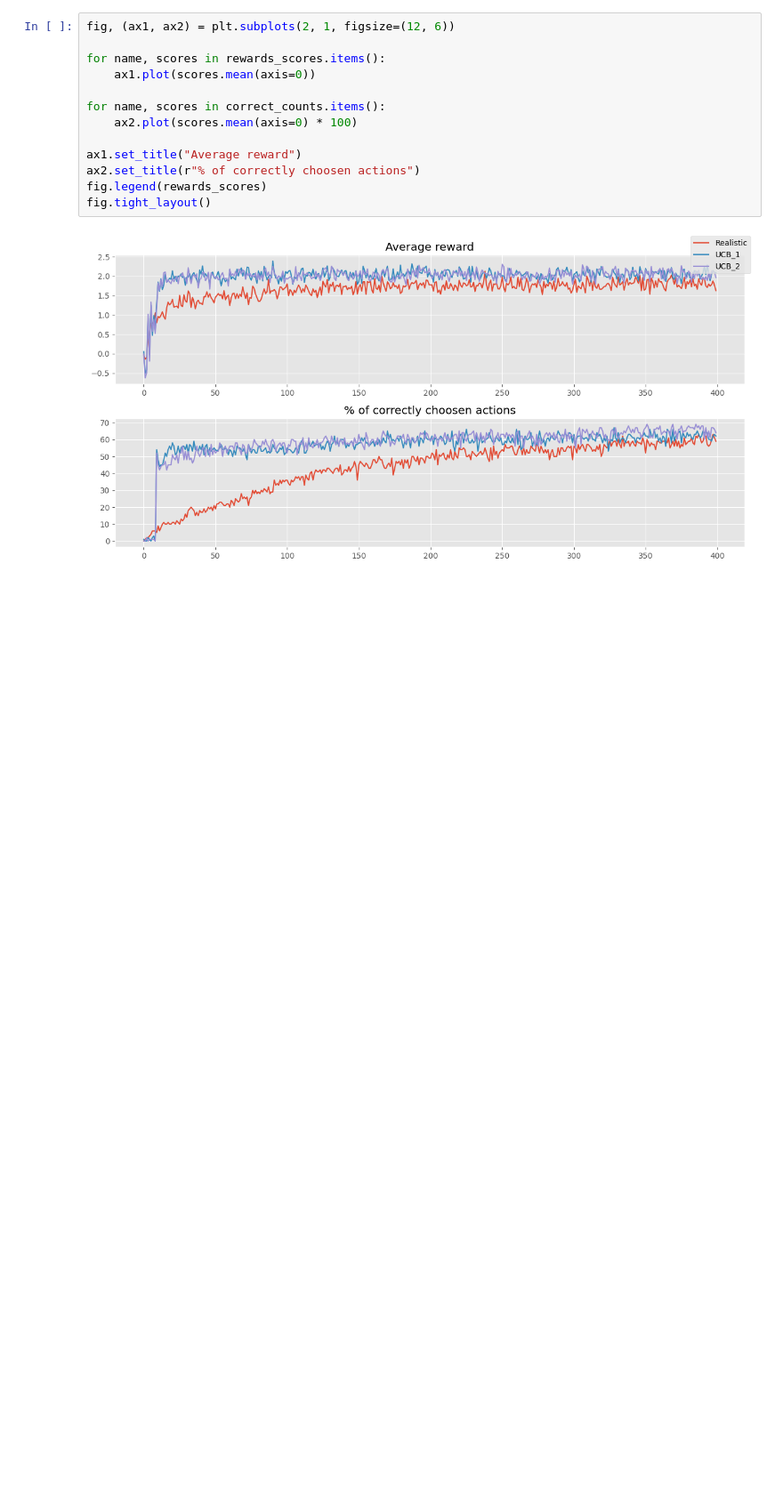
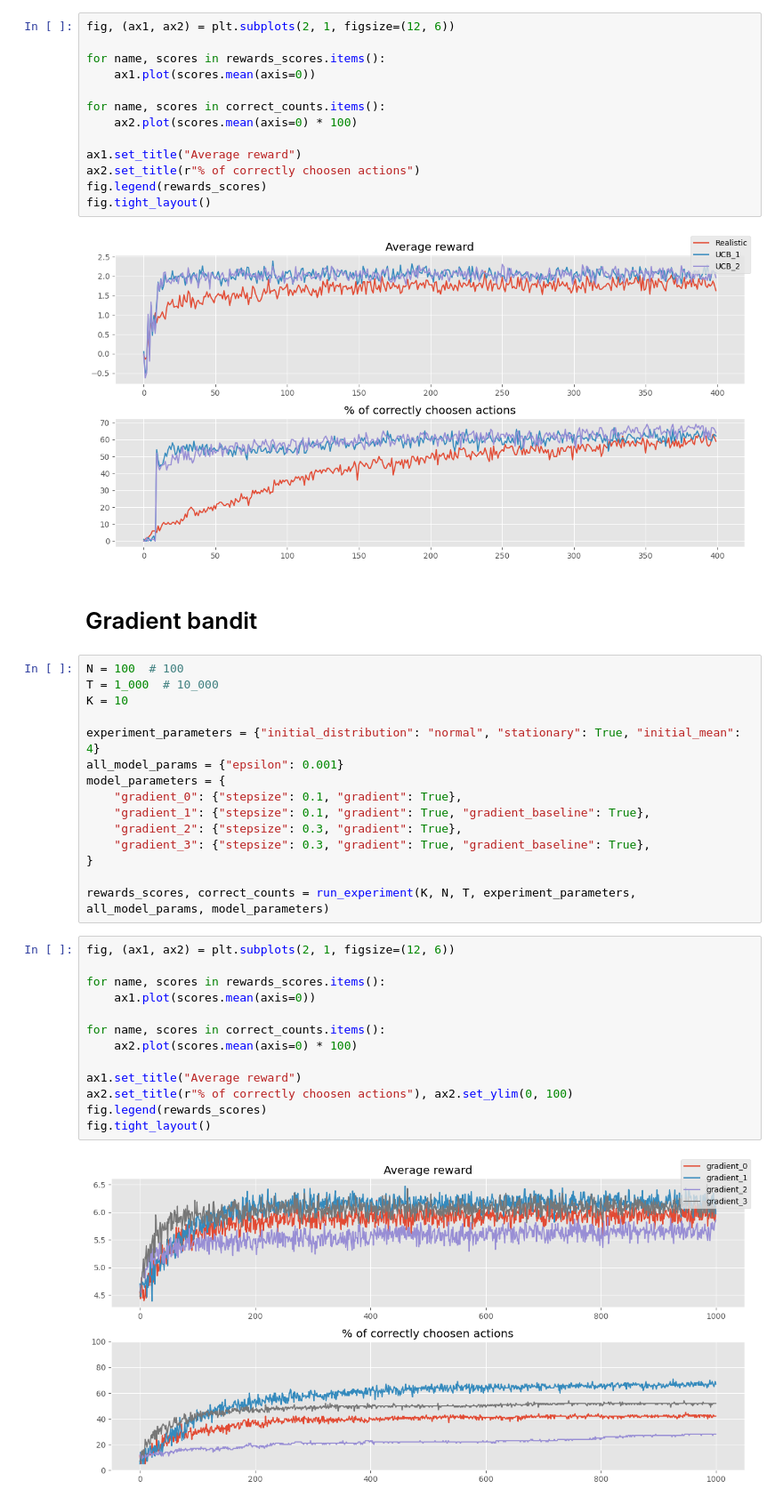
Before and after one commit to CptQuak/rl_dev, a Jupyter notebook: k-bandit.ipynb, the cells around one changed output. Shown at 89% size. Saved outputs shown, nothing was run; the diff lists cells and outputs as text; blank space fills up the shorter version.

Commit message:
Gradient bandit algorithm

```diff
--- a/k-bandit.ipynb
+++ b/k-bandit.ipynb
@@ -198,3 +198,35 @@ fig.legend(rewards_scores)
 fig.tight_layout()
 # %% [output]
 [figure]
+# %% [markdown]
+# Gradient bandit
+# %%
+N = 100  # 100
+T = 1_000  # 10_000
+K = 10
+
+experiment_parameters = {"initial_distribution": "normal", "stationary": True, "initial_mean": 4}
+all_model_params = {"epsilon": 0.001}
+model_parameters = {
+    "gradient_0": {"stepsize": 0.1, "gradient": True},
+    "gradient_1": {"stepsize": 0.1, "gradient": True, "gradient_baseline": True},
+    "gradient_2": {"stepsize": 0.3, "gradient": True},
+    "gradient_3": {"stepsize": 0.3, "gradient": True, "gradient_baseline": True},
+}
+
+rewards_scores, correct_counts = run_experiment(K, N, T, experiment_parameters, all_model_params, model_parameters)
+# %%
+fig, (ax1, ax2) = plt.subplots(2, 1, figsize=(12, 6))
+
+for name, scores in rewards_scores.items():
+    ax1.plot(scores.mean(axis=0))
+
+for name, scores in correct_counts.items():
+    ax2.plot(scores.mean(axis=0) * 100)
+
+ax1.set_title("Average reward")
+ax2.set_title(r"% of correctly choosen actions"), ax2.set_ylim(0, 100)
+fig.legend(rewards_scores)
+fig.tight_layout()
+# %% [output]
+[figure, added]
```
Also changed, not shown: 2 other files.
